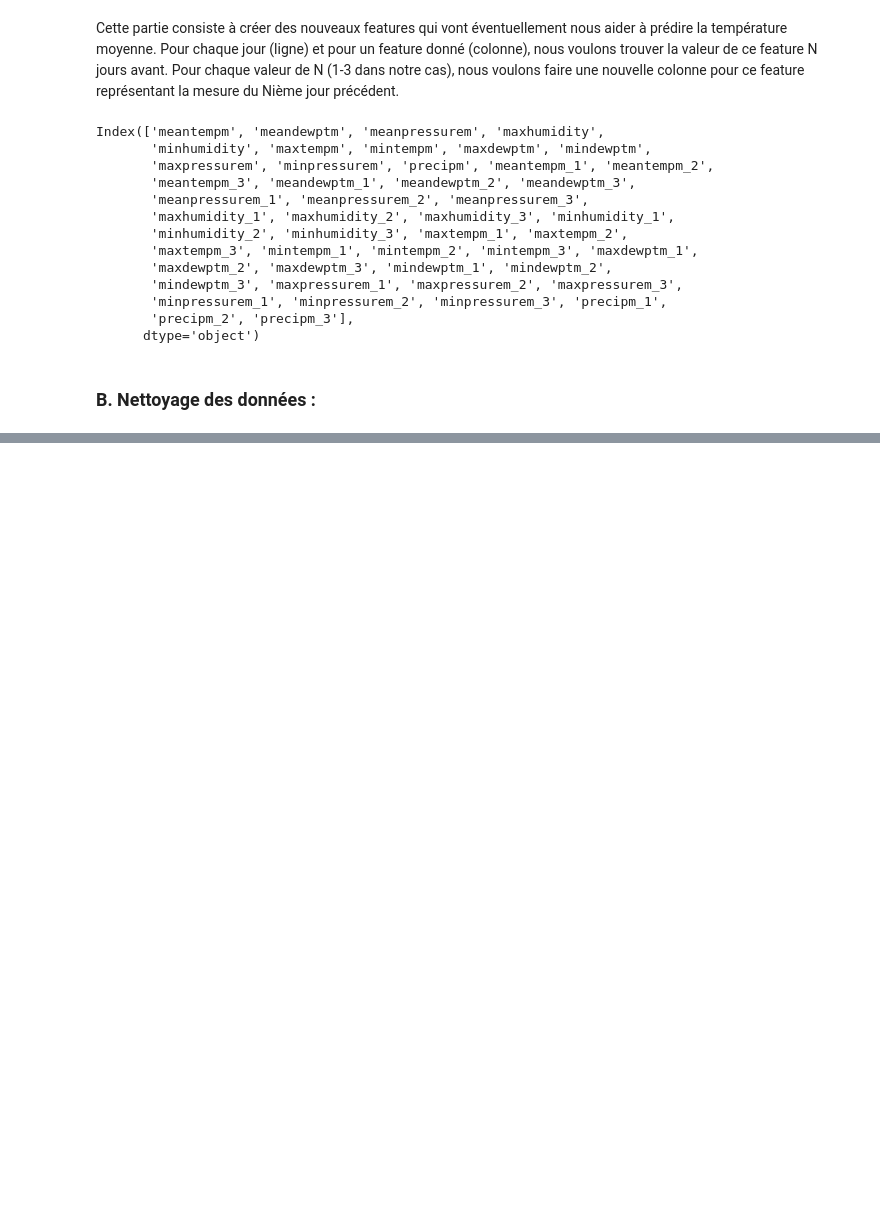
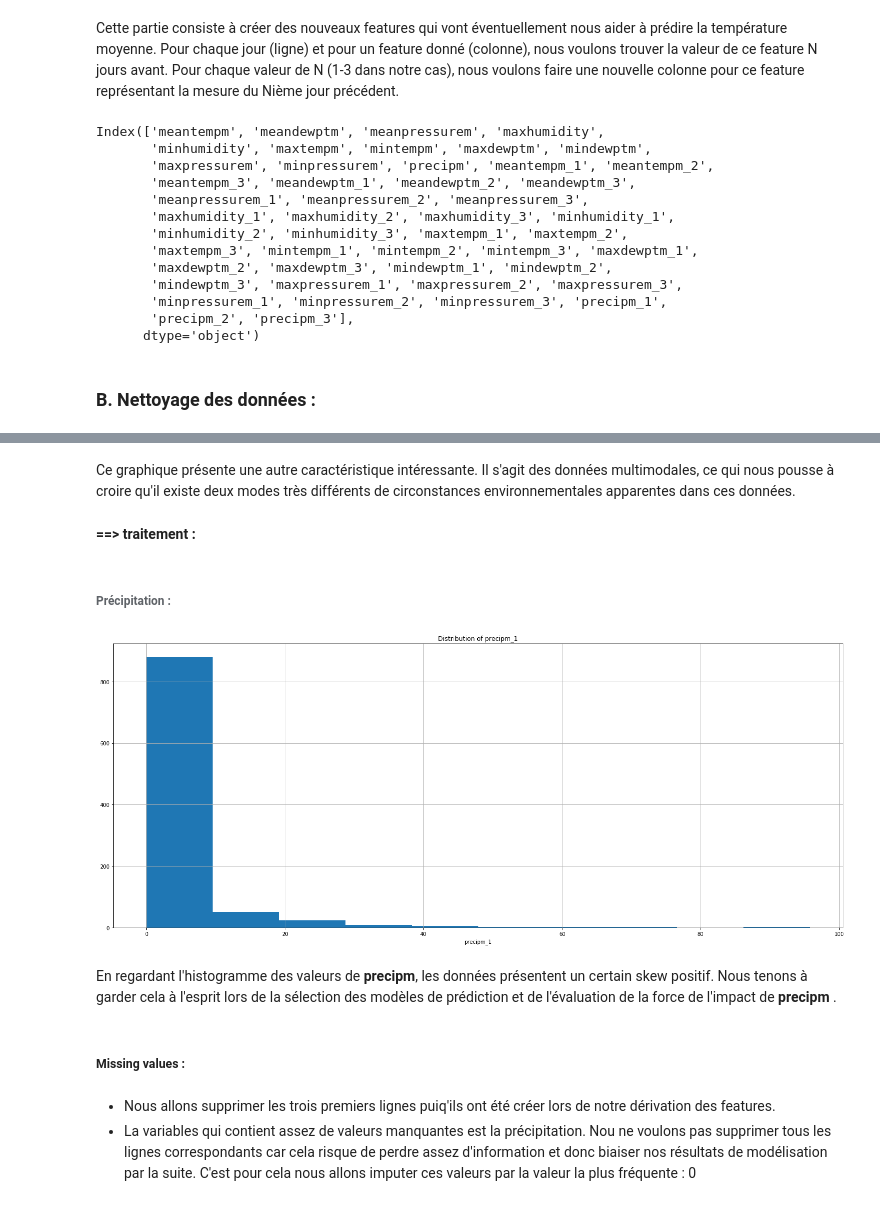
Before and after one commit to Louriz/PFE-Ifremer, a Jupyter notebook: weather_data_vis_pandas_seaborn/Data Visualization with Python for Climat Variables.ipynb, the cells around one changed output, grey strips where cells are left out. Saved outputs shown, nothing was run; the diff lists cells and outputs as text; code cells hidden in the pictures; blank space fills up the shorter version.

```diff
--- a/weather_data_vis_pandas_seaborn/Data Visualization with Python for Climat Variables.ipynb
+++ b/weather_data_vis_pandas_seaborn/Data Visualization with Python for Climat Variables.ipynb
@@ -556,0 +638,20 @@ Index(['meantempm', 'meandewptm', 'meanpressurem', 'maxhumidity',
+# %% [markdown]
+Ce graphique présente une autre caractéristique intéressante. Il s'agit des  données  multimodales, ce qui nous pousse à croire qu'il existe deux modes très différents de circonstances environnementales apparentes dans ces données.
+# %% [markdown]
+<b>==> traitement : </b>
+# %% [markdown]
+###### Précipitation :
+# %%
+df.precipm_1.hist()
+plt.title('Distribution of precipm_1')
+plt.xlabel('precipm_1')
+plt.show()
+# %% [output]
+[figure, added]
+# %% [markdown]
+En regardant l'histogramme des valeurs de <b>precipm</b>, les données présentent un certain skew positif. Nous tenons  à garder cela à l'esprit lors de la sélection des modèles de prédiction et de l'évaluation de la force de l'impact de <b>precipm</b> .
+# %% [markdown]
+##### Missing values :
+# %% [markdown]
+- Nous allons supprimer les trois premiers lignes puiq'ils ont été créer lors de notre dérivation des features.
+- La variables qui contient assez de valeurs manquantes est la précipitation. Nou ne voulons pas supprimer tous les lignes correspondants car cela risque de perdre assez d'information et donc biaiser nos résultats de modélisation par la suite. C'est pour cela nous allons imputer ces valeurs par la valeur la plus fréquente : 0
```
Also changed, not shown: parts of 23 cells of this notebook, 2 other files.
